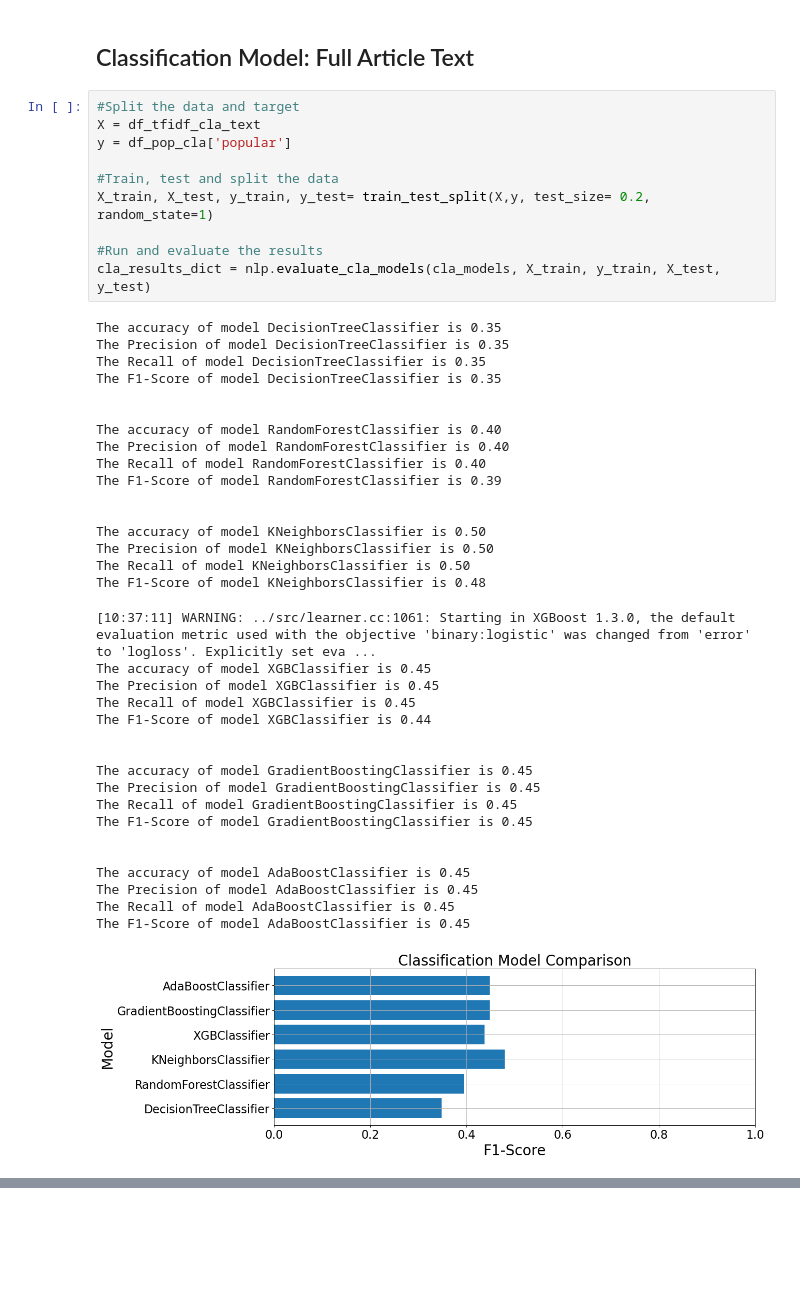
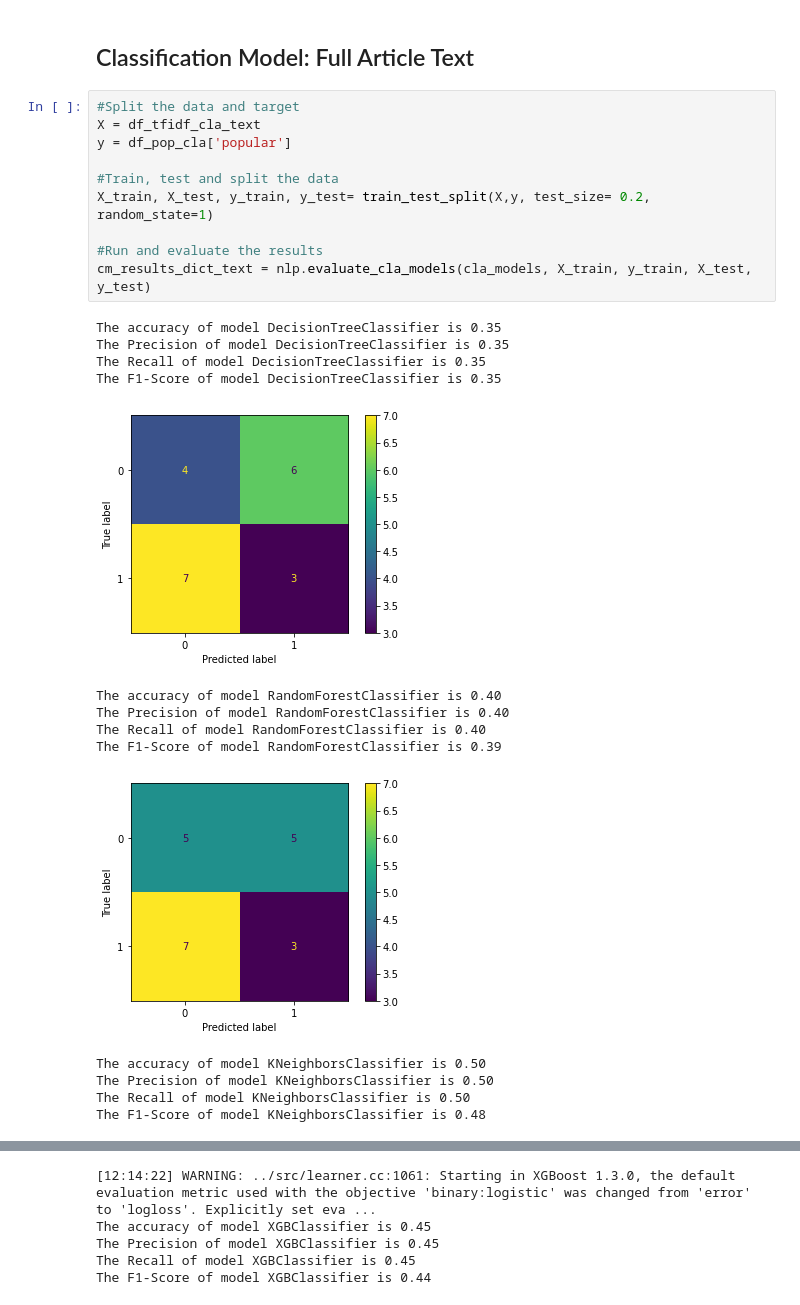
Before and after one commit to louisbove84/Article-Rating-Predictor, a Jupyter notebook: NLP.ipynb, the cells around one changed output, grey strips where cells are left out. Cells and saved outputs as stored; diff of their text form; blank space fills up the shorter version.

```diff
--- a/NLP.ipynb
+++ b/NLP.ipynb
@@ -227,45 +228,25 @@ The RMSE of model GradientBoostingRegressor is 428.69
 # %%
 #Split the data and target
 X = df_tfidf_cla_text
 y = df_pop_cla['popular']
 
 #Train, test and split the data
 X_train, X_test, y_train, y_test= train_test_split(X,y, test_size= 0.2, random_state=1)
 
 #Run and evaluate the results
-cla_results_dict = nlp.evaluate_cla_models(cla_models, X_train, y_train, X_test, y_test)
+cm_results_dict_text = nlp.evaluate_cla_models(cla_models, X_train, y_train, X_test, y_test)
 # %% [output]
 The accuracy of model DecisionTreeClassifier is 0.35
 The Precision of model DecisionTreeClassifier is 0.35
 The Recall of model DecisionTreeClassifier is 0.35
 The F1-Score of model DecisionTreeClassifier is 0.35
-
-
-The accuracy of model RandomForestClassifier is 0.40
-The Precision of model RandomForestClassifier is 0.40
-The Recall of model RandomForestClassifier is 0.40
-The F1-Score of model RandomForestClassifier is 0.39
-
-
-The accuracy of model KNeighborsClassifier is 0.50
-The Precision of model KNeighborsClassifier is 0.50
-The Recall of model KNeighborsClassifier is 0.50
-The F1-Score of model KNeighborsClassifier is 0.48
+[figure, new version]
-[10:37:11] WARNING: ../src/learner.cc:1061: Starting in XGBoost 1.3.0, the default evaluation metric used with the objective 'binary:logistic' was changed from 'error' to 'logloss'. Explicitly set eva ...
-The accuracy of model XGBClassifier is 0.45
-The Precision of model XGBClassifier is 0.45
-The Recall of model XGBClassifier is 0.45
-The F1-Score of model XGBClassifier is 0.44
-
-
-The accuracy of model GradientBoostingClassifier is 0.45
-The Precision of model GradientBoostingClassifier is 0.45
-The Recall of model GradientBoostingClassifier is 0.45
-The F1-Score of model GradientBoostingClassifier is 0.45
-
-
-The accuracy of model AdaBoostClassifier is 0.45
-The Precision of model AdaBoostClassifier is 0.45
-The Recall of model AdaBoostClassifier is 0.45
-The F1-Score of model AdaBoostClassifier is 0.45
+The accuracy of model RandomForestClassifier is 0.40
+The Precision of model RandomForestClassifier is 0.40
+The Recall of model RandomForestClassifier is 0.40
+The F1-Score of model RandomForestClassifier is 0.39
-[figure, old version]
+[figure, added]
+The accuracy of model KNeighborsClassifier is 0.50
+The Precision of model KNeighborsClassifier is 0.50
+The Recall of model KNeighborsClassifier is 0.50
+The F1-Score of model KNeighborsClassifier is 0.48
@@ -271,0 +254,5 @@ The F1-Score of model AdaBoostClassifier is 0.45
+[12:14:22] WARNING: ../src/learner.cc:1061: Starting in XGBoost 1.3.0, the default evaluation metric used with the objective 'binary:logistic' was changed from 'error' to 'logloss'. Explicitly set eva ...
+The accuracy of model XGBClassifier is 0.45
+The Precision of model XGBClassifier is 0.45
+The Recall of model XGBClassifier is 0.45
+The F1-Score of model XGBClassifier is 0.44
```
Also changed, not shown: parts of 5 cells of this notebook, 1 other file.
